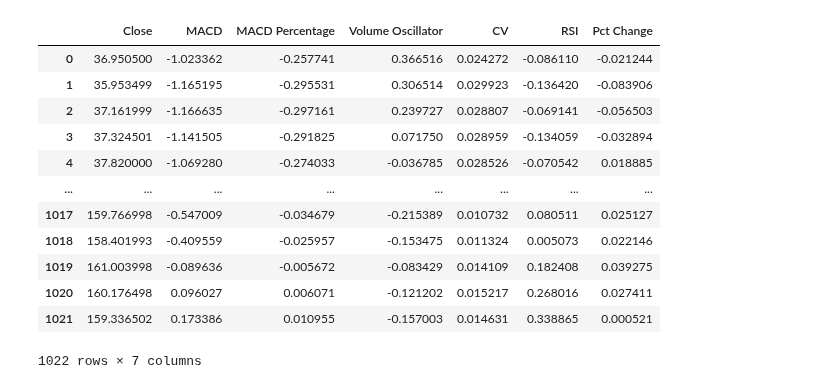
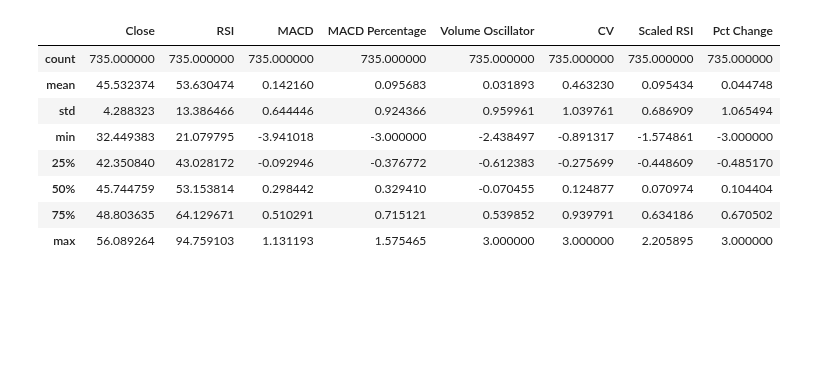
Before and after one commit to joeyallen1/RL_Trading, a Jupyter notebook: Training.ipynb, the cells around one changed output. Saved outputs shown, nothing was run; the diff lists cells and outputs as text; code cells hidden in the pictures; blank space fills up the shorter version.

```diff
--- a/Training.ipynb
+++ b/Training.ipynb
@@ -25,18 +27,14 @@ training_data
 # %%
-validation_data = pd.read_csv('./AMZN/Validation.csv')
+validation_data = pd.read_csv('./KO_scaled/Validation.csv')
 validation_data.drop(labels=['Date'], axis=1, inplace=True)
-validation_data
+validation_data.describe()
 # %% [output]
-|  | Close | MACD | MACD Percentage | Volume Oscillator | CV | RSI | Pct Change |
-| 0 | 36.950500 | -1.023362 | -0.257741 | 0.366516 | 0.024272 | -0.086110 | -0.021244 |
-| 1 | 35.953499 | -1.165195 | -0.295531 | 0.306514 | 0.029923 | -0.136420 | -0.083906 |
-| 2 | 37.161999 | -1.166635 | -0.297161 | 0.239727 | 0.028807 | -0.069141 | -0.056503 |
-| 3 | 37.324501 | -1.141505 | -0.291825 | 0.071750 | 0.028959 | -0.134059 | -0.032894 |
-| 4 | 37.820000 | -1.069280 | -0.274033 | -0.036785 | 0.028526 | -0.070542 | 0.018885 |
-| ... | ... | ... | ... | ... | ... | ... | ... |
-| 1017 | 159.766998 | -0.547009 | -0.034679 | -0.215389 | 0.010732 | 0.080511 | 0.025127 |
-| 1018 | 158.401993 | -0.409559 | -0.025957 | -0.153475 | 0.011324 | 0.005073 | 0.022146 |
-| 1019 | 161.003998 | -0.089636 | -0.005672 | -0.083429 | 0.014109 | 0.182408 | 0.039275 |
-| 1020 | 160.176498 | 0.096027 | 0.006071 | -0.121202 | 0.015217 | 0.268016 | 0.027411 |
-| 1021 | 159.336502 | 0.173386 | 0.010955 | -0.157003 | 0.014631 | 0.338865 | 0.000521 |
+|  | Close | RSI | MACD | MACD Percentage | Volume Oscillator | CV | Scaled RSI | Pct Change |
+| count | 735.000000 | 735.000000 | 735.000000 | 735.000000 | 735.000000 | 735.000000 | 735.000000 | 735.000000 |
+| mean | 45.532374 | 53.630474 | 0.142160 | 0.095683 | 0.031893 | 0.463230 | 0.095434 | 0.044748 |
+| std | 4.288323 | 13.386466 | 0.644446 | 0.924366 | 0.959961 | 1.039761 | 0.686909 | 1.065494 |
+| min | 32.449383 | 21.079795 | -3.941018 | -3.000000 | -2.438497 | -0.891317 | -1.574861 | -3.000000 |
+| 25% | 42.350840 | 43.028172 | -0.092946 | -0.376772 | -0.612383 | -0.275699 | -0.448609 | -0.485170 |
+| 50% | 45.744759 | 53.153814 | 0.298442 | 0.329410 | -0.070455 | 0.124877 | 0.070974 | 0.104404 |
+| 75% | 48.803635 | 64.129671 | 0.510291 | 0.715121 | 0.539852 | 0.939791 | 0.634186 | 0.670502 |
+| max | 56.089264 | 94.759103 | 1.131193 | 1.575465 | 3.000000 | 3.000000 | 2.205895 | 3.000000 |
-1022 rows × 7 columns
```
Also changed, not shown: parts of 14 cells of this notebook.
